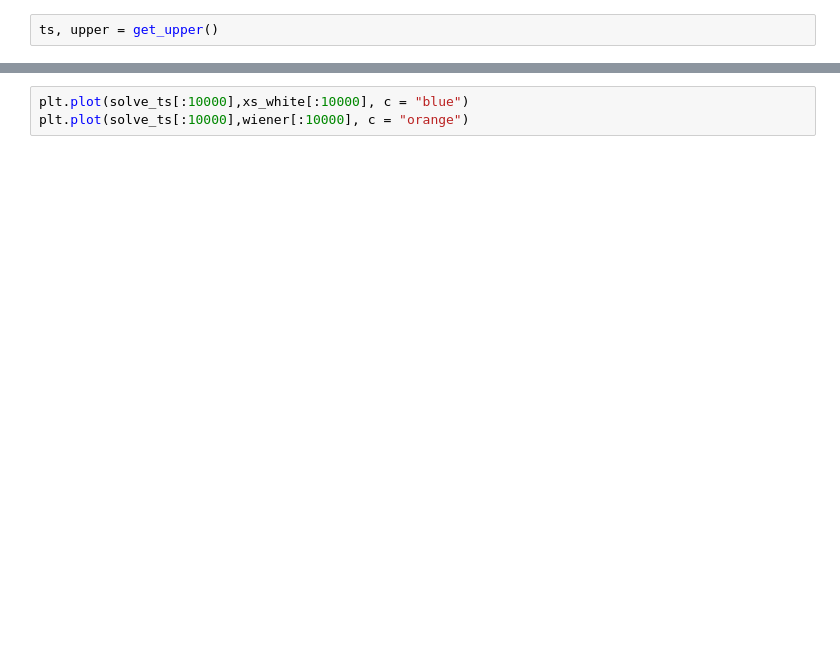
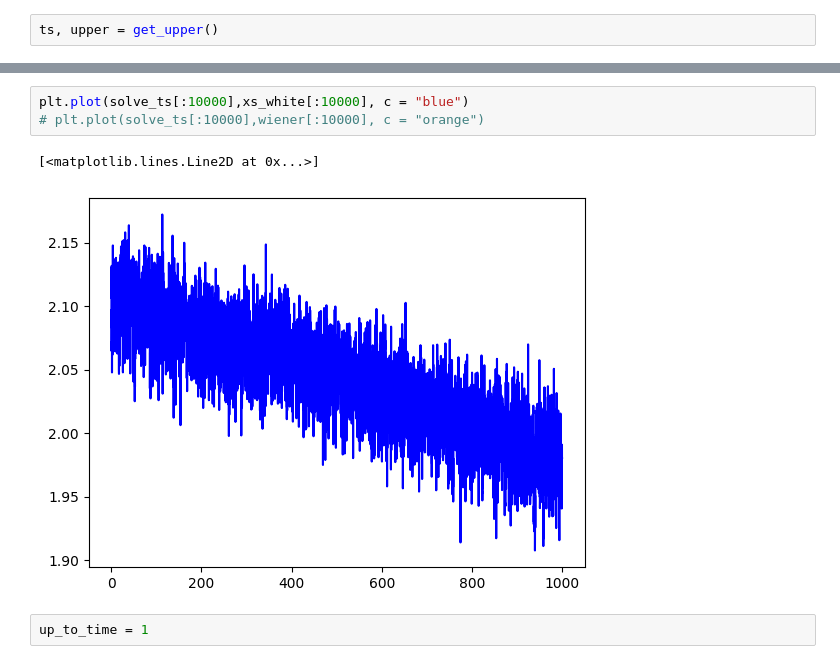
Before and after one commit to j-dichgans/Bachelor-Thesis, a Jupyter notebook: clarke_fig_1_f_dynamics.ipynb, the cells around one changed output, grey strips where cells are left out. Drawn from its saved outputs; the diff is of its cells as text; blank space fills up the shorter version.

```diff
--- a/clarke_fig_1_f_dynamics.ipynb
+++ b/clarke_fig_1_f_dynamics.ipynb
@@ -79,3 +89,8 @@ xs_white_filtered = xs_white[::steps_per_unit_time]
 # %%
 plt.plot(solve_ts[:10000],xs_white[:10000], c = "blue")
-plt.plot(solve_ts[:10000],wiener[:10000], c = "orange")
+# plt.plot(solve_ts[:10000],wiener[:10000], c = "orange")
+# %% [output]
+[<matplotlib.lines.Line2D at 0x...>]
+[figure, added]
+# %%
+up_to_time = 1
```
Also changed, not shown: parts of 9 cells of this notebook, 2 other files.
